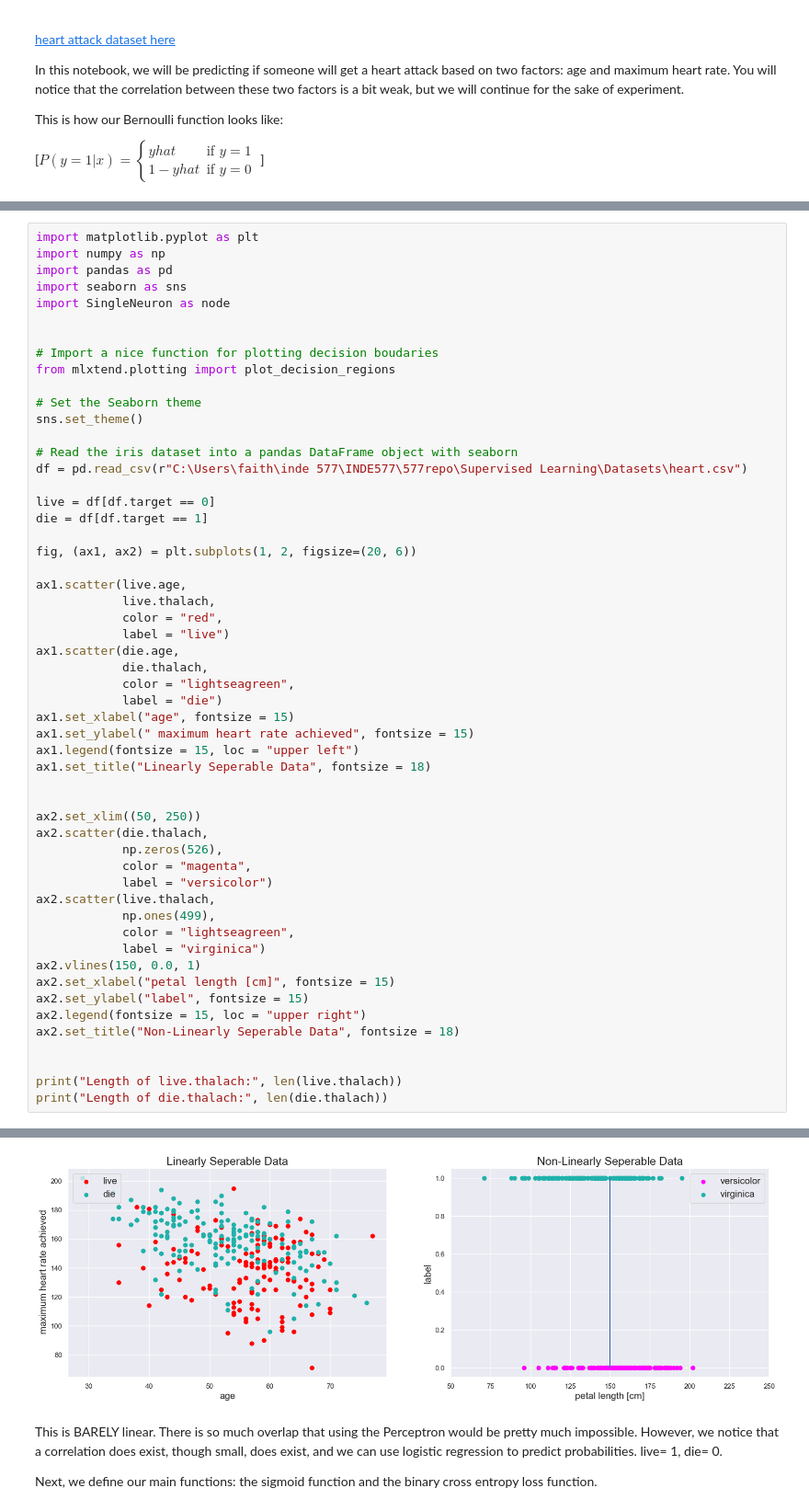
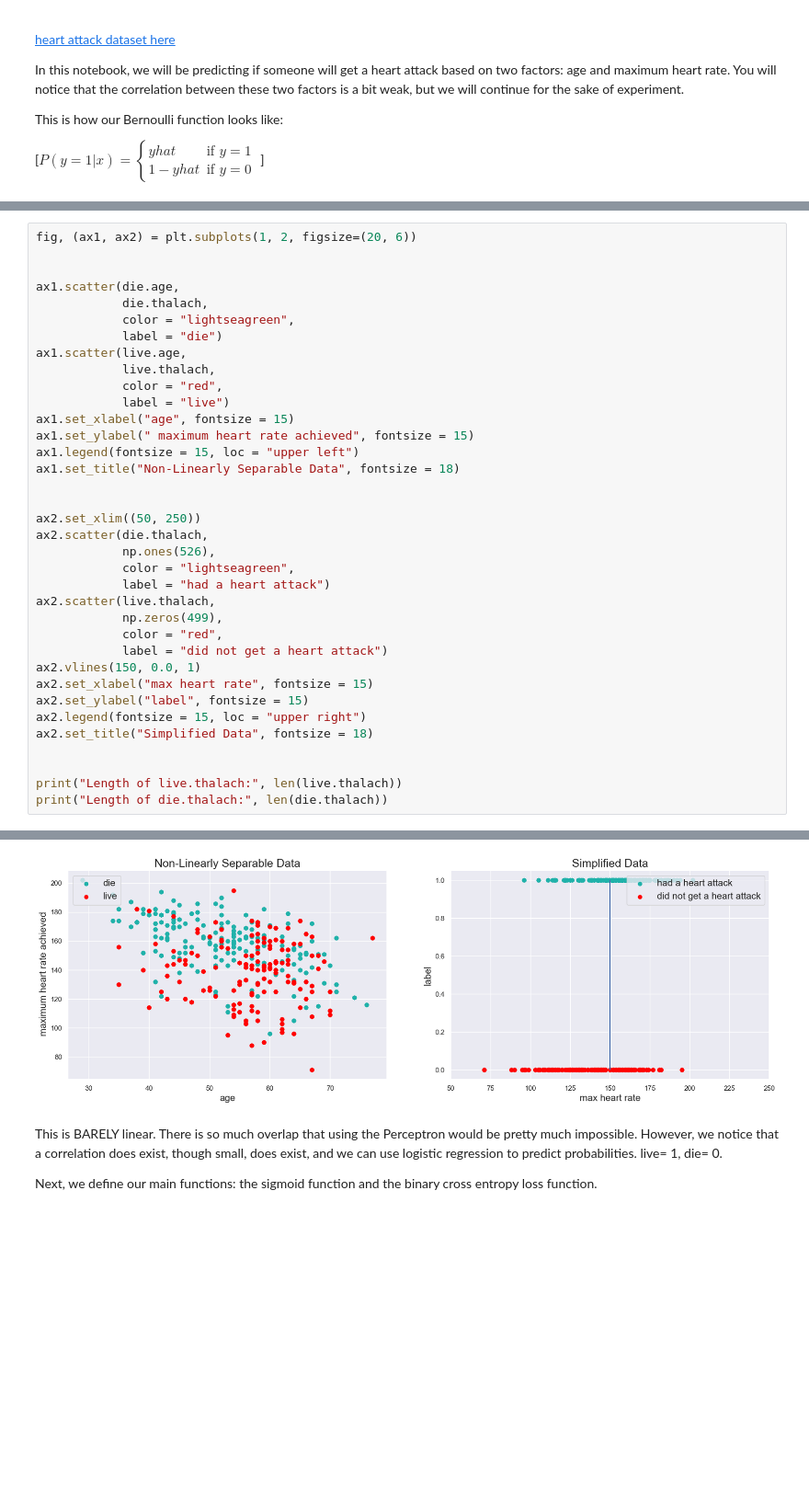
Before and after one commit to faithz314/INDE577, a Jupyter notebook: 577repo/Supervised Learning/3_Logistic Regression/Heart Attack.ipynb, the cells around one changed output, grey strips where cells are left out. Shown at 92% size. Saved outputs shown, nothing was run; the diff lists cells and outputs as text; blank space fills up the shorter version.

```diff
--- a/577repo/Supervised Learning/3_Logistic Regression/Heart Attack.ipynb
+++ b/577repo/Supervised Learning/3_Logistic Regression/Heart Attack.ipynb
@@ -34,61 +61,43 @@ This is how our Bernoulli function looks like:
 # %%
-import matplotlib.pyplot as plt
-import numpy as np
-import pandas as pd
-import seaborn as sns
-import SingleNeuron as node
+fig, (ax1, ax2) = plt.subplots(1, 2, figsize=(20, 6))
 
 
-# Import a nice function for plotting decision boudaries
-from mlxtend.plotting import plot_decision_regions
-
-# Set the Seaborn theme
-sns.set_theme()
-
-# Read the iris dataset into a pandas DataFrame object with seaborn
-df = pd.read_csv(r"C:\Users\faith\inde 577\INDE577\577repo\Supervised Learning\Datasets\heart.csv")
-
-live = df[df.target == 0]
-die = df[df.target == 1]
-
-fig, (ax1, ax2) = plt.subplots(1, 2, figsize=(20, 6))
-
+ax1.scatter(die.age,
+            die.thalach,
+            color = "lightseagreen",
+            label = "die")
 ax1.scatter(live.age,
             live.thalach,
             color = "red",
             label = "live")
-ax1.scatter(die.age,
-            die.thalach,
-            color = "lightseagreen",
-            label = "die")
 ax1.set_xlabel("age", fontsize = 15)
 ax1.set_ylabel(" maximum heart rate achieved", fontsize = 15)
 ax1.legend(fontsize = 15, loc = "upper left")
-ax1.set_title("Linearly Seperable Data", fontsize = 18)
+ax1.set_title("Non-Linearly Separable Data", fontsize = 18)
 
 
 ax2.set_xlim((50, 250))
 ax2.scatter(die.thalach,
-            np.zeros(526),
-            color = "magenta",
-            label = "versicolor")
+            np.ones(526),
+            color = "lightseagreen",
+            label = "had a heart attack")
 ax2.scatter(live.thalach,
-            np.ones(499),
-            color = "lightseagreen",
-            label = "virginica")
+            np.zeros(499),
+            color = "red",
+            label = "did not get a heart attack")
 ax2.vlines(150, 0.0, 1)
-ax2.set_xlabel("petal length [cm]", fontsize = 15)
+ax2.set_xlabel("max heart rate", fontsize = 15)
 ax2.set_ylabel("label", fontsize = 15)
 ax2.legend(fontsize = 15, loc = "upper right")
-ax2.set_title("Non-Linearly Seperable Data", fontsize = 18)
+ax2.set_title("Simplified Data", fontsize = 18)
 
 
 print("Length of live.thalach:", len(live.thalach))
 print("Length of die.thalach:", len(die.thalach))
 # %% [output]
 Length of live.thalach: 499
 Length of die.thalach: 526
-[figure, old version]
+[figure, new version]
 # %% [markdown]
 This is BARELY linear. There is so much overlap that using the Perceptron would be pretty much impossible. However, we notice that a correlation does exist, though small, does exist, and we can use logistic regression to predict probabilities. live= 1, die= 0.
 
```
Also changed, not shown: parts of 23 cells of this notebook, 1 other file.
